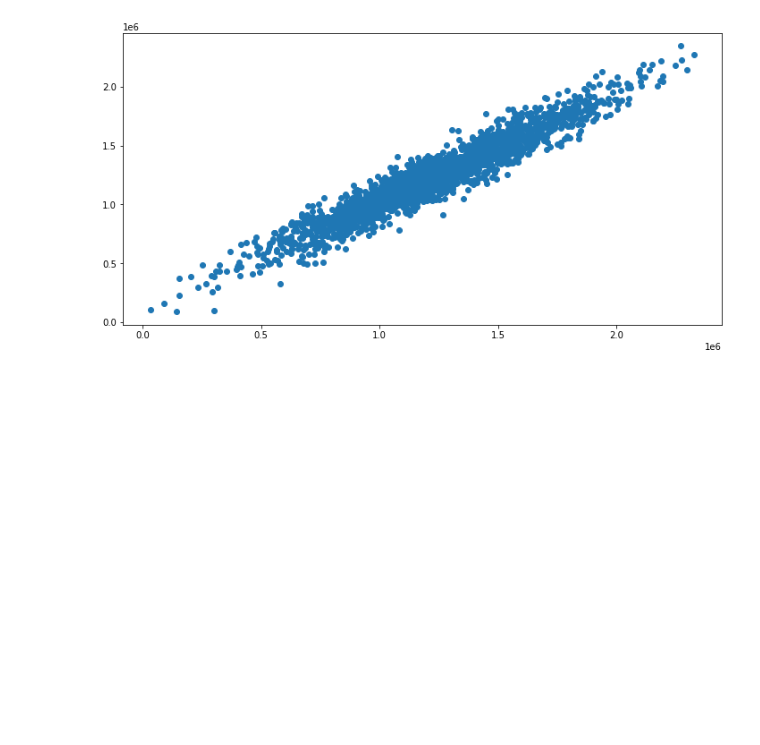
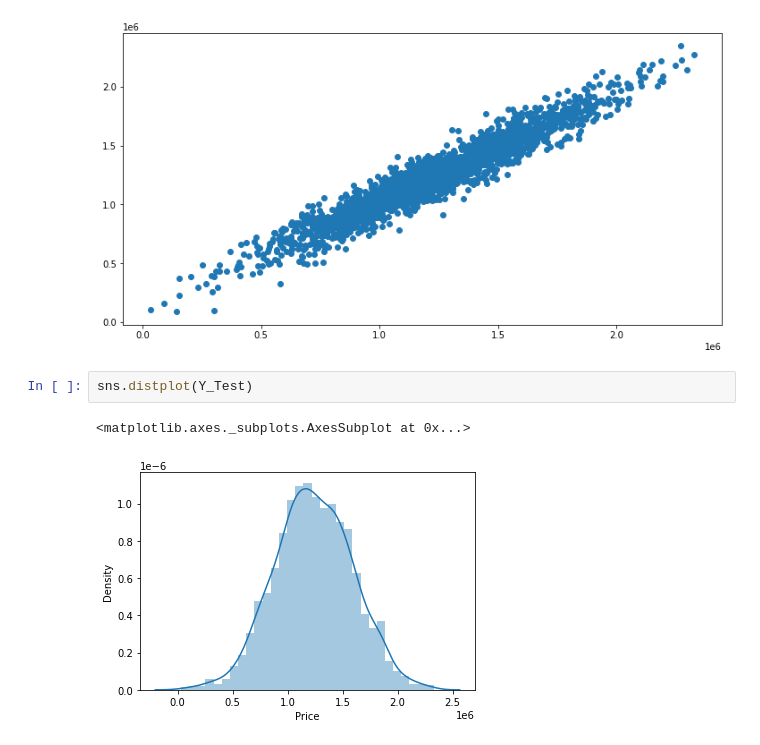
Before and after one commit to alexapruiz/Projetos, a Jupyter notebook: Regressão_Linear.ipynb, the cells around one changed output. Drawn from its saved outputs; the diff is of its cells as text; blank space fills up the shorter version.

```diff
--- a/Regressão_Linear.ipynb
+++ b/Regressão_Linear.ipynb
@@ -72,3 +72,8 @@ plt.scatter(Y_Test, predict)
 # %% [output]
 <matplotlib.collections.PathCollection at 0x...>
 [figure]
+# %%
+sns.distplot(Y_Test)
+# %% [output]
+<matplotlib.axes._subplots.AxesSubplot at 0x...>
+[figure, added]
```
Also changed, not shown: parts of 1 cell of this notebook.
